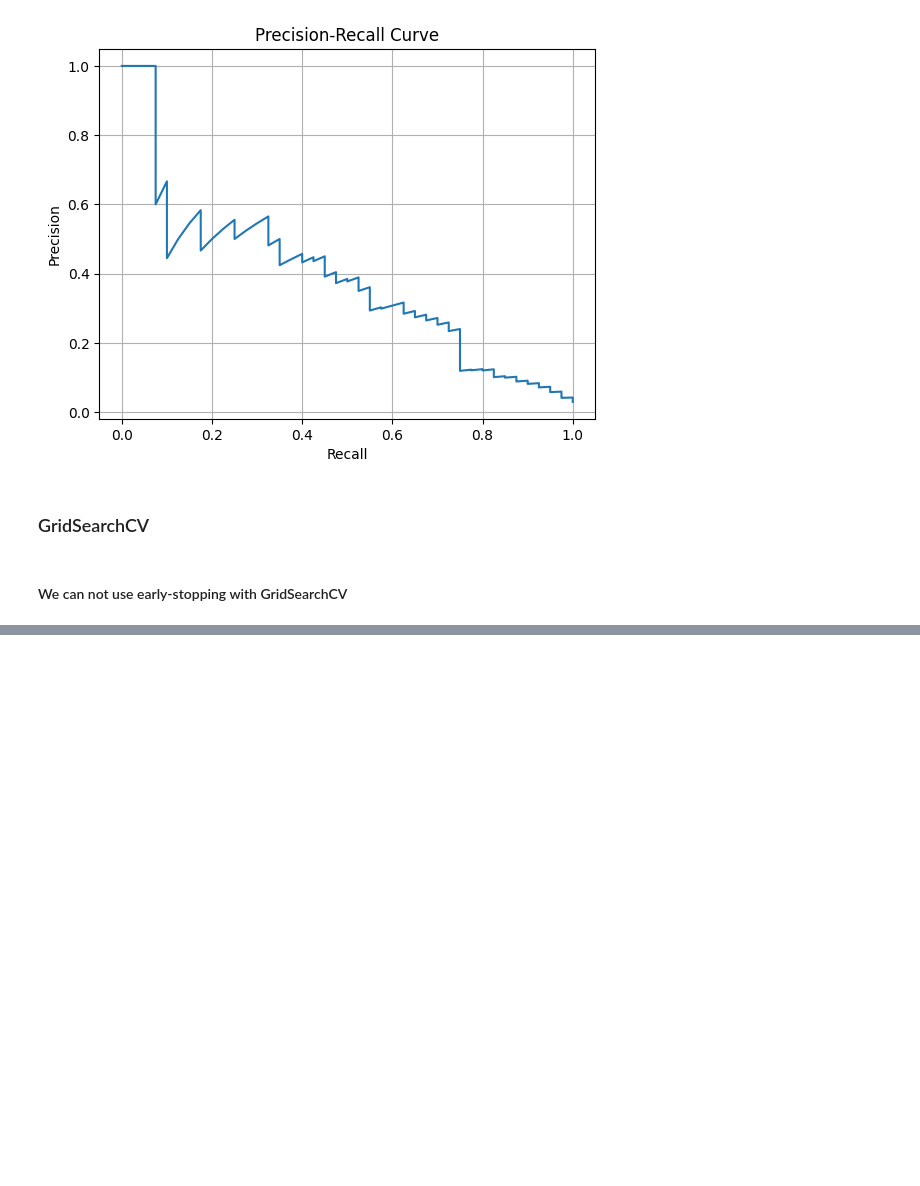
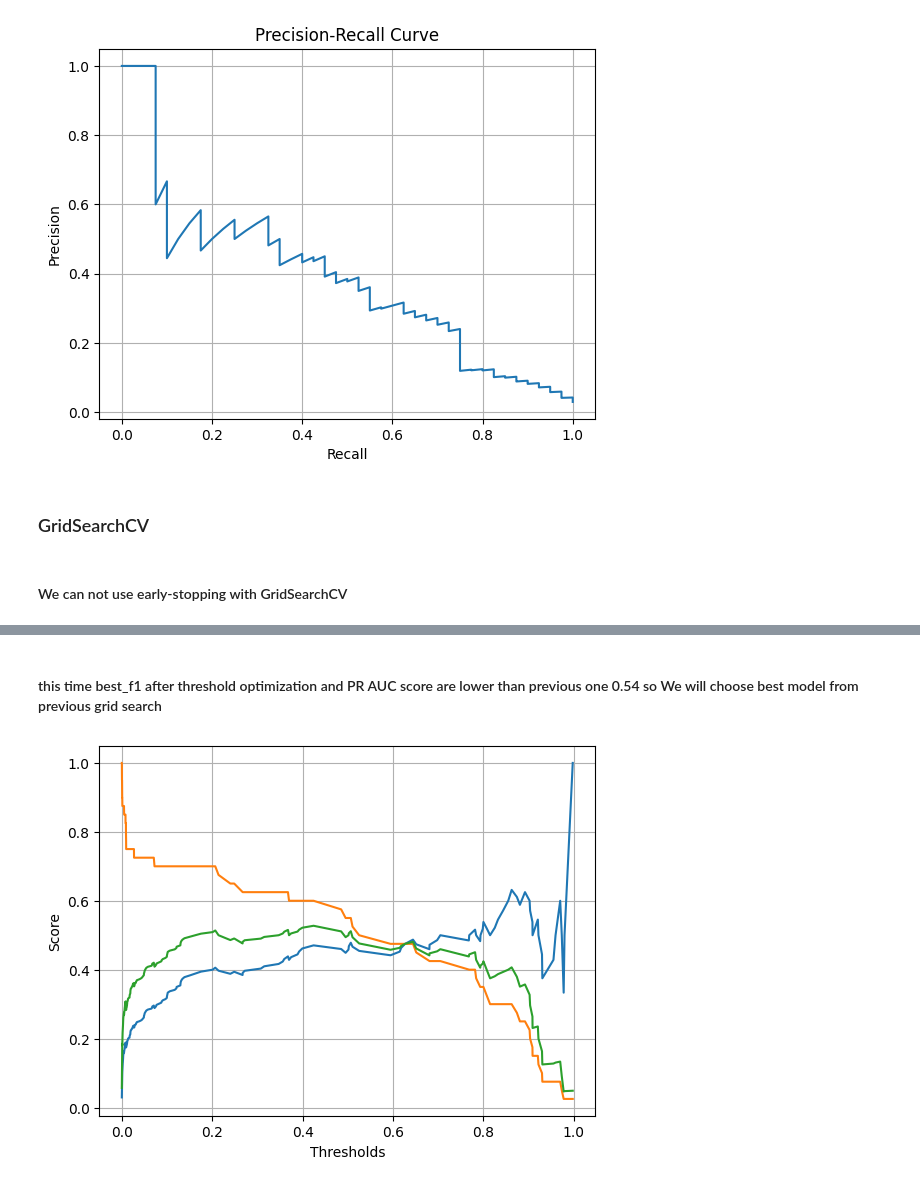
Before and after one commit to Wizardcode28/Company_Bankruptcy_Prediction, a Jupyter notebook: bankruptcy_prediction.ipynb, the cells around one changed output, grey strips where cells are left out. Drawn from its saved outputs; the diff is of its cells as text; code cells hidden in the pictures; blank space fills up the shorter version.

```diff
--- a/bankruptcy_prediction.ipynb
+++ b/bankruptcy_prediction.ipynb
@@ -573,6 +859,8 @@ plt.grid(True)
 ### GridSearchCV
 # %% [markdown]
 #### We can not use early-stopping with GridSearchCV
+# %%
+scale_pos_weight=y_train.value_counts()[0]/y_train.value_counts()[1]
 # %%
 params={
     'n_estimators':[300],
@@ -596,0 +916,29 @@ grid=GridSearchCV(
+# %%
+params={
+    'n_estimators':[300],
+    'max_depth':[5,6],
+    'learning_rate':[0.1,0.125,0.15],
+    'subsample':[0.9,1],
+    'colsample_bytree':[0.8,0.9],
+    'min_child_weight':[5,7,9]
+}
+xgb=XGBClassifier(
+    scale_pos_weight=scale_pos_weight,
+    eval_metric="aucpr",
+    # use_label_encoder=False
+)
+# %%
+grid=GridSearchCV(
+    xgb,params,
+    cv=5,
+    scoring="f1",
+    n_jobs=-1,
+    verbose=True
+)
+grid.fit(x_train,y_train)
+clf=grid.best_estimator_
+print(grid.best_params_,grid.best_score_)
+y_pred=clf.predict(x_test)
+y_proba=clf.predict_proba(x_test)[:,1]
+report(clf,y_test,y_pred,y_proba)
+threshold_testing(y_proba)
@@ -596,0 +965,17 @@ grid=GridSearchCV(
+# %% [markdown]
+#### this time best_f1 after threshold optimization and PR AUC score are lower than previous one 0.54 so We will choose best model from previous grid search
+# %%
+precision,recall,thresholds=precision_recall_curve(y_test,y_proba)
+f1_scores=[]
+for t in thresholds:
+    y_pred=(y_proba>=t).astype(int)
+    f1=f1_score(y_test,y_pred)
+    f1_scores.append(f1)
+plt.plot(thresholds,precision[:-1],label="Precision")
+plt.plot(thresholds,recall[:-1],label="Recall")
+plt.plot(thresholds,f1_scores,label="f1_score")
+plt.xlabel("Thresholds")
+plt.ylabel("Score")
+plt.grid(True)
+# %% [output]
+[figure, added]
```
Also changed, not shown: parts of 52 cells of this notebook, 4 other files.
